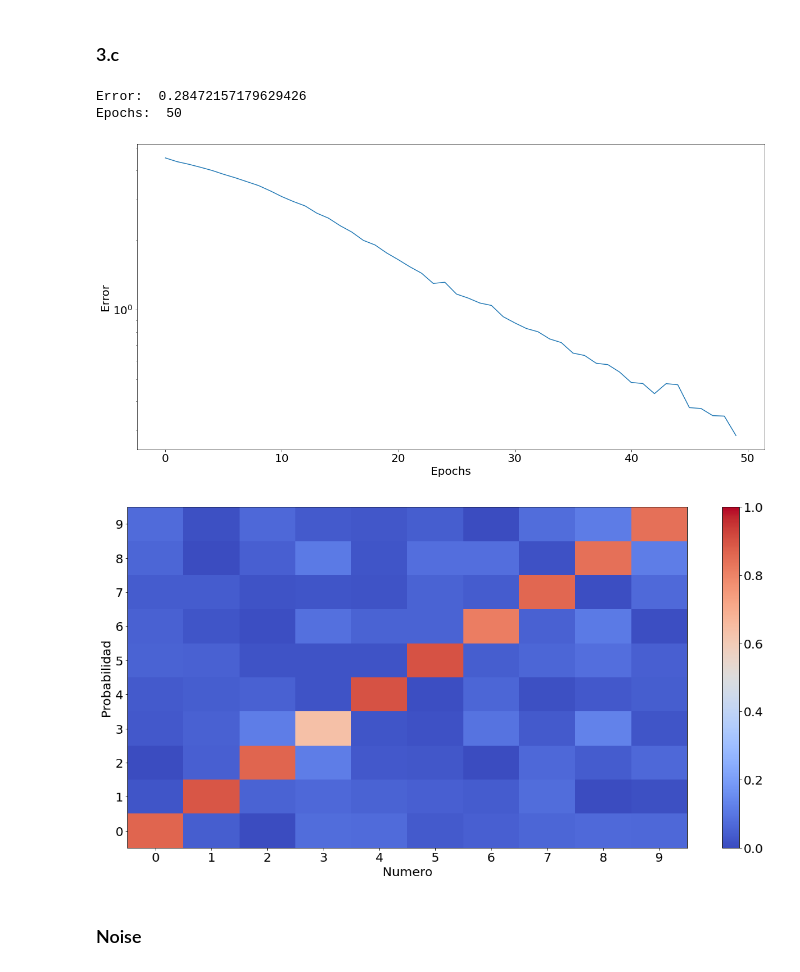
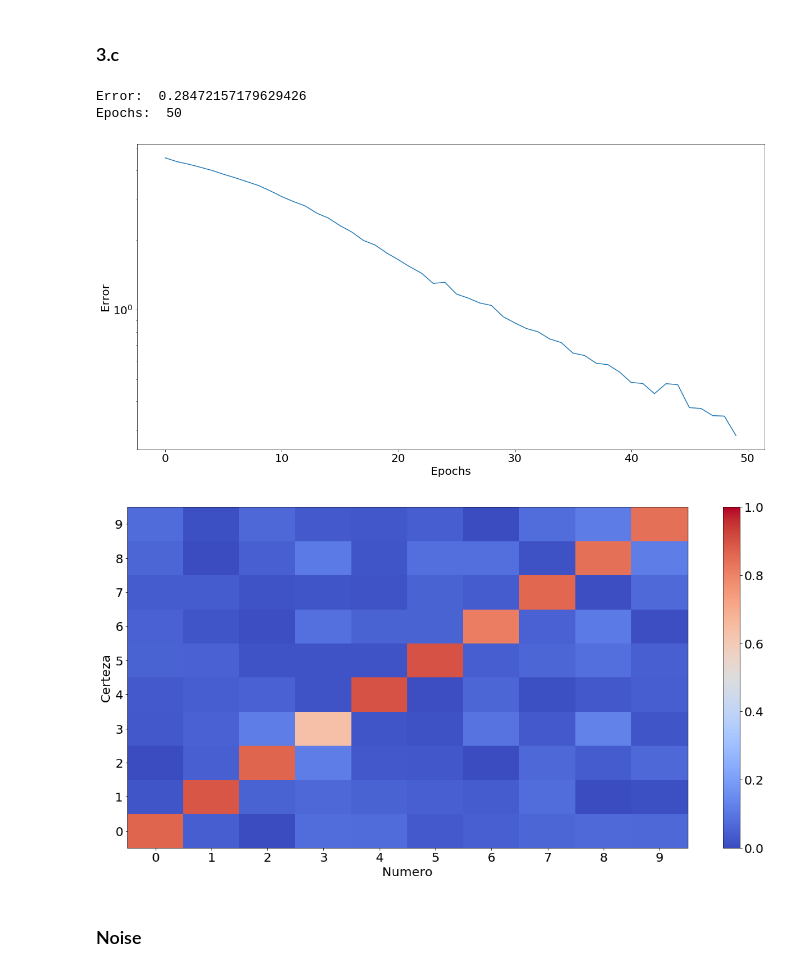
Before and after one commit to Natu17/TPs_SIA, a Jupyter notebook: TP3/TP3.ipynb, the cells around one changed output. Saved outputs shown, nothing was run; the diff lists cells and outputs as text; code cells hidden in the pictures.

```diff
--- a/TP3/TP3.ipynb
+++ b/TP3/TP3.ipynb
@@ -701,35 +624,35 @@ network = Network(structure=([35, 30, 20, 10]),
                   activation='sigmoid', seed=17, args={'b': 1})
 errors = network.train(dataset, learning_rate=1, epochs=50, momentum=0)
 print("Error: ", errors[-1])
 print("Epochs: ", len(errors))
 plt.figure("error - number recon")
 plt.yscale('log')
 plt.xlabel("Epochs")
 plt.ylabel("Error")
 plt.plot(errors)
 plt.show()
 
 plt.figure("probability - number recon")
 
 x = [i for i in range(10)]
 matrix = []
 for i in range(10):
     matrix.append(network.feedforward(dataset[i][0]))
     #plt.scatter(x,matrix[-1], label=i)
 plt.pcolormesh(X, X, np.array(matrix).reshape(10, 10),
                cmap="coolwarm", vmin=0, vmax=1)
 plt.colorbar()
 plt.xlabel("Numero")
-plt.ylabel("Probabilidad")
+plt.ylabel("Certeza")
 ticks = [i for i in range(10)]
 plt.xticks(ticks)
 plt.yticks(ticks)
 plt.show()
 # %% [output]
 Error:  0.28472157179629426
 Epochs:  50
 [figure]
-[figure, old version]
+[figure, new version]
 # %% [markdown]
 ### Noise
 # %%
```
Also changed, not shown: parts of 24 cells of this notebook, 1 other file.
